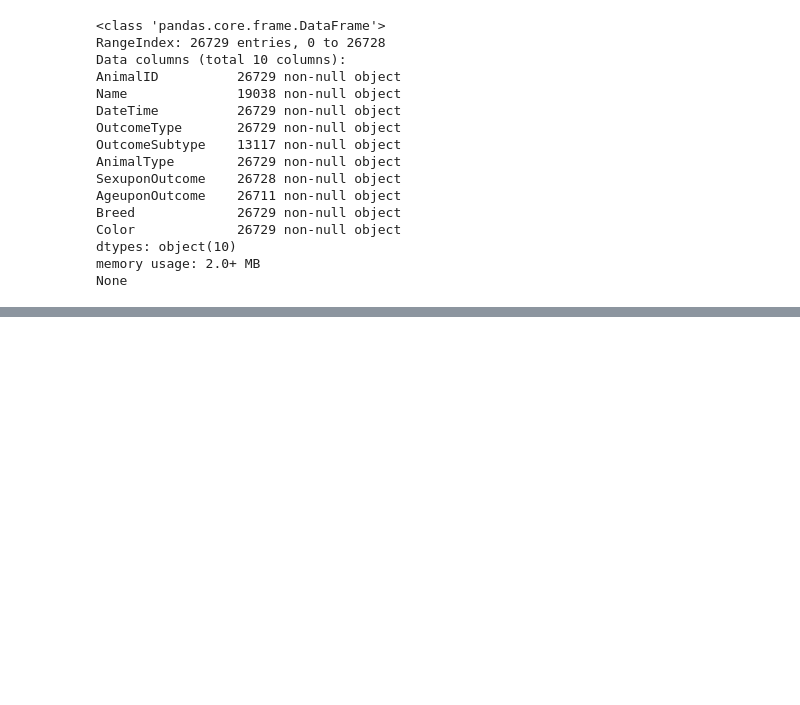
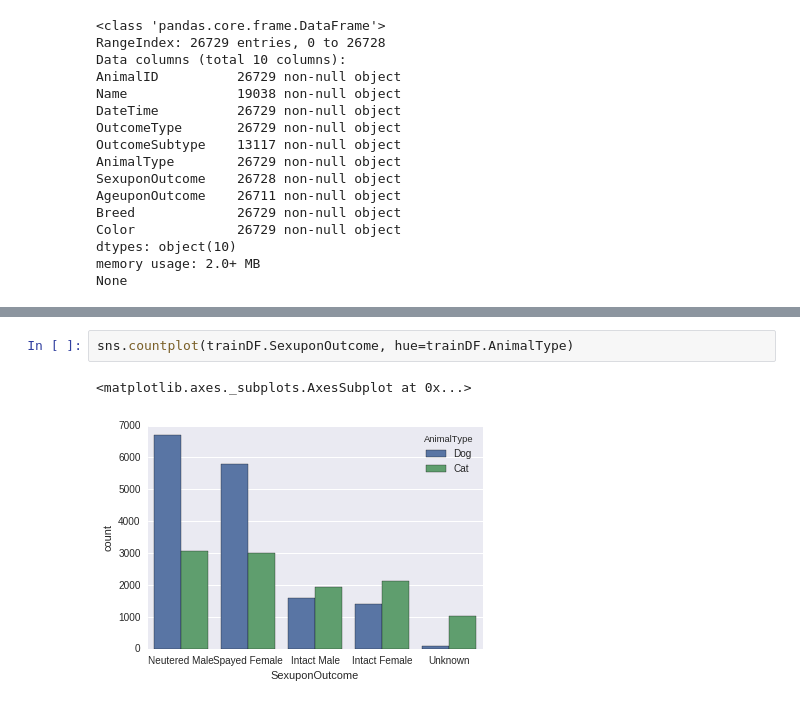
Before and after one commit to Infinite88/animal-shelter, a Jupyter notebook: animal_shelter.ipynb, the cells around one changed output, grey strips where cells are left out. Cells and saved outputs as stored; diff of their text form; blank space fills up the shorter version.

```diff
--- a/animal_shelter.ipynb
+++ b/animal_shelter.ipynb
@@ -39,0 +52,5 @@ trainDF.head()
+# %%
+sns.countplot(trainDF.SexuponOutcome, hue=trainDF.AnimalType)
+# %% [output]
+<matplotlib.axes._subplots.AxesSubplot at 0x...>
+[figure, added]
```
Also changed, not shown: parts of 13 cells of this notebook.
